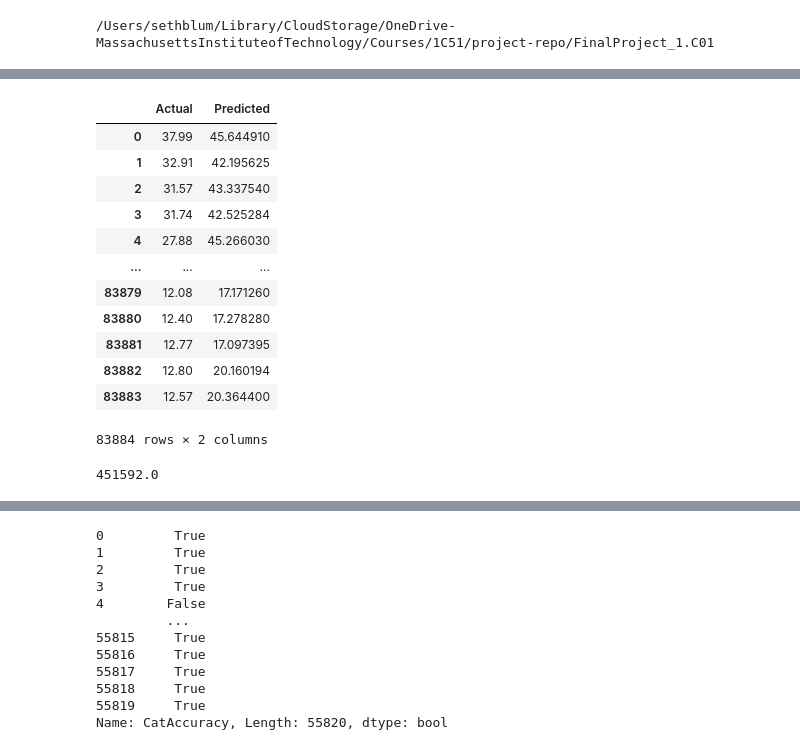
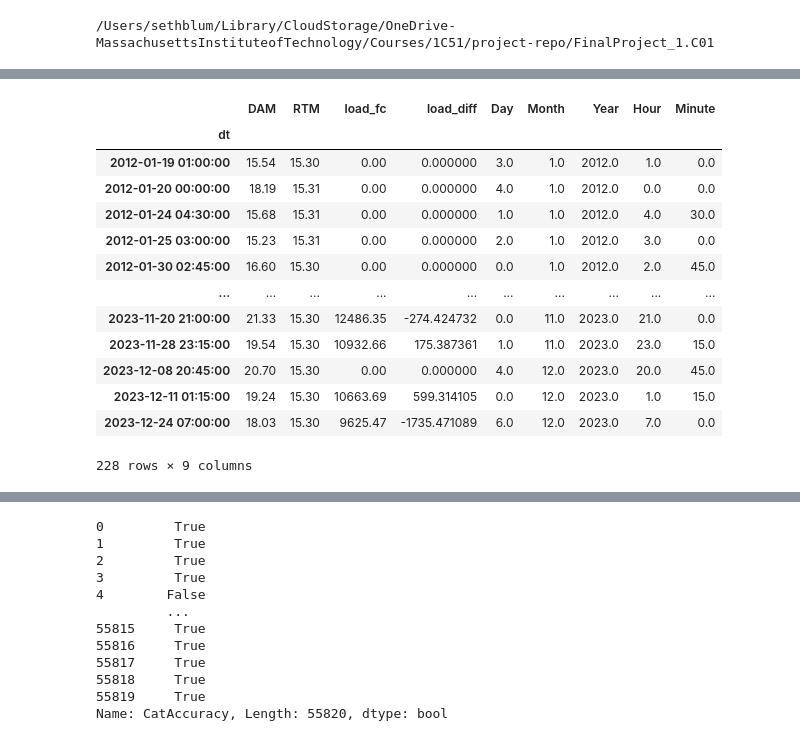
Before and after one commit to les-g-a/FinalProject_1.C01, a Jupyter notebook: predictandplot.ipynb, the cells around one changed output, grey strips where cells are left out. Cells and saved outputs as stored; diff of their text form; code cells hidden in the pictures.

```diff
--- a/predictandplot.ipynb
+++ b/predictandplot.ipynb
@@ -62,24 +175,20 @@ cleandf[191:]
-# %%
-preddf.drop(columns=['Unnamed: 0'], inplace=True)
-preddf
-# %% [output]
-|  | Actual | Predicted |
-| 0 | 37.99 | 45.644910 |
-| 1 | 32.91 | 42.195625 |
-| 2 | 31.57 | 43.337540 |
-| 3 | 31.74 | 42.525284 |
-| 4 | 27.88 | 45.266030 |
-| ... | ... | ... |
-| 83879 | 12.08 | 17.171260 |
-| 83880 | 12.40 | 17.278280 |
-| 83881 | 12.77 | 17.097395 |
-| 83882 | 12.80 | 20.160194 |
-| 83883 | 12.57 | 20.364400 |
-83884 rows × 2 columns
-# %%
-5419104/12
-# %% [output]
-451592.0
+# %%
+cleandf[(cleandf['RTM'] >= preddf['Actual'].iloc[0]-.01) & (cleandf['RTM'] <= preddf['Actual'].iloc[0]+.01)]
+# %% [output]
+|  | DAM | RTM | load_fc | load_diff | Day | Month | Year | Hour | Minute |
+| dt |  |  |  |  |  |  |  |  |  |
+| 2012-01-19 01:00:00 | 15.54 | 15.30 | 0.00 | 0.000000 | 3.0 | 1.0 | 2012.0 | 1.0 | 0.0 |
+| 2012-01-20 00:00:00 | 18.19 | 15.31 | 0.00 | 0.000000 | 4.0 | 1.0 | 2012.0 | 0.0 | 0.0 |
+| 2012-01-24 04:30:00 | 15.68 | 15.31 | 0.00 | 0.000000 | 1.0 | 1.0 | 2012.0 | 4.0 | 30.0 |
+| 2012-01-25 03:00:00 | 15.23 | 15.31 | 0.00 | 0.000000 | 2.0 | 1.0 | 2012.0 | 3.0 | 0.0 |
+| 2012-01-30 02:45:00 | 16.60 | 15.30 | 0.00 | 0.000000 | 0.0 | 1.0 | 2012.0 | 2.0 | 45.0 |
+| ... | ... | ... | ... | ... | ... | ... | ... | ... | ... |
+| 2023-11-20 21:00:00 | 21.33 | 15.30 | 12486.35 | -274.424732 | 0.0 | 11.0 | 2023.0 | 21.0 | 0.0 |
+| 2023-11-28 23:15:00 | 19.54 | 15.30 | 10932.66 | 175.387361 | 1.0 | 11.0 | 2023.0 | 23.0 | 15.0 |
+| 2023-12-08 20:45:00 | 20.70 | 15.30 | 0.00 | 0.000000 | 4.0 | 12.0 | 2023.0 | 20.0 | 45.0 |
+| 2023-12-11 01:15:00 | 19.24 | 15.30 | 10663.69 | 599.314105 | 0.0 | 12.0 | 2023.0 | 1.0 | 15.0 |
+| 2023-12-24 07:00:00 | 18.03 | 15.30 | 9625.47 | -1735.471089 | 6.0 | 12.0 | 2023.0 | 7.0 | 0.0 |
+228 rows × 9 columns
 # %%
 # scalerX = dill.load(open('Xscaler.pkl', 'rb'))
 # scalerY = dill.load(open('Yscaler.pkl', 'rb'))
```
Also changed, not shown: parts of 13 cells of this notebook.
